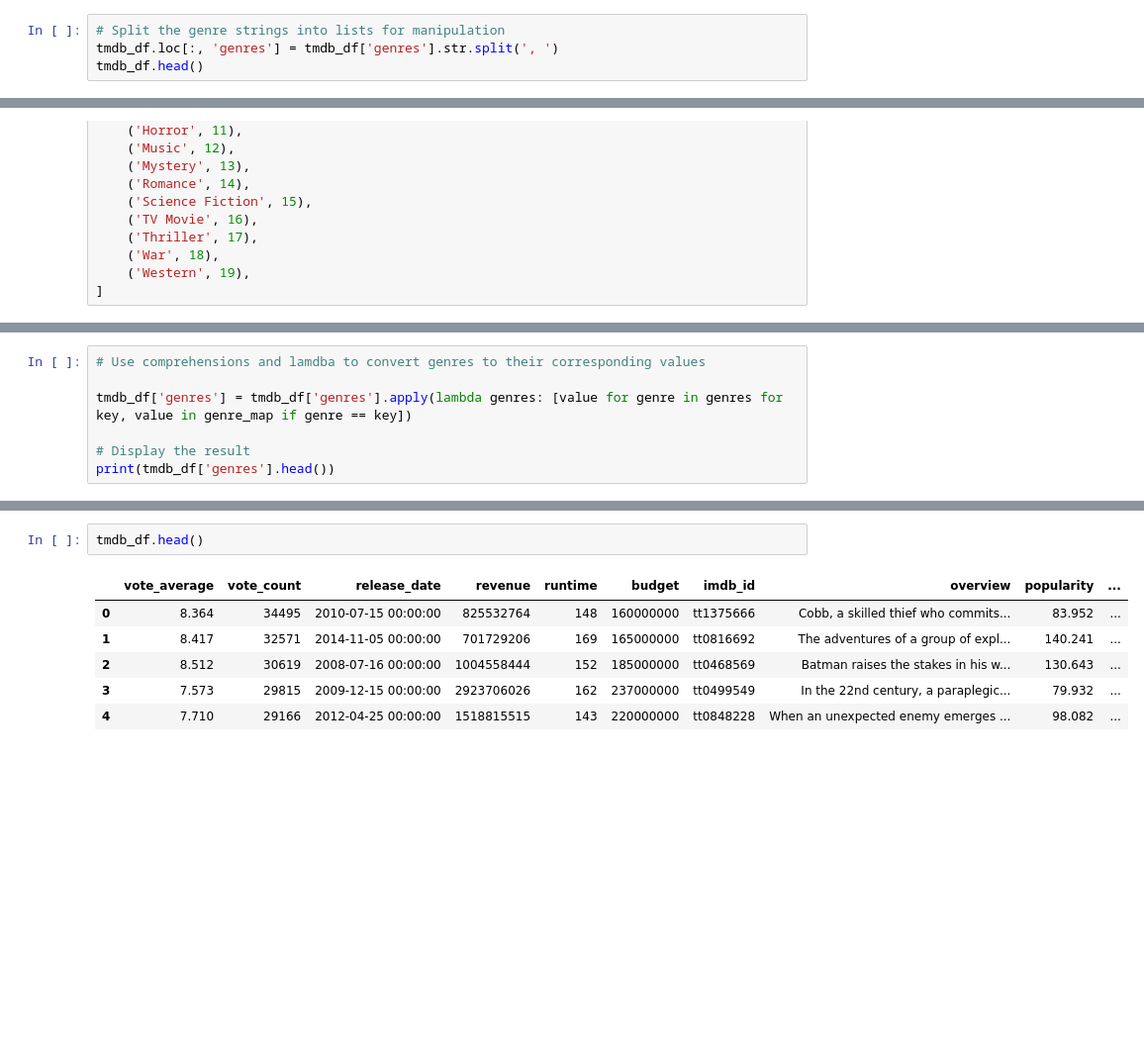
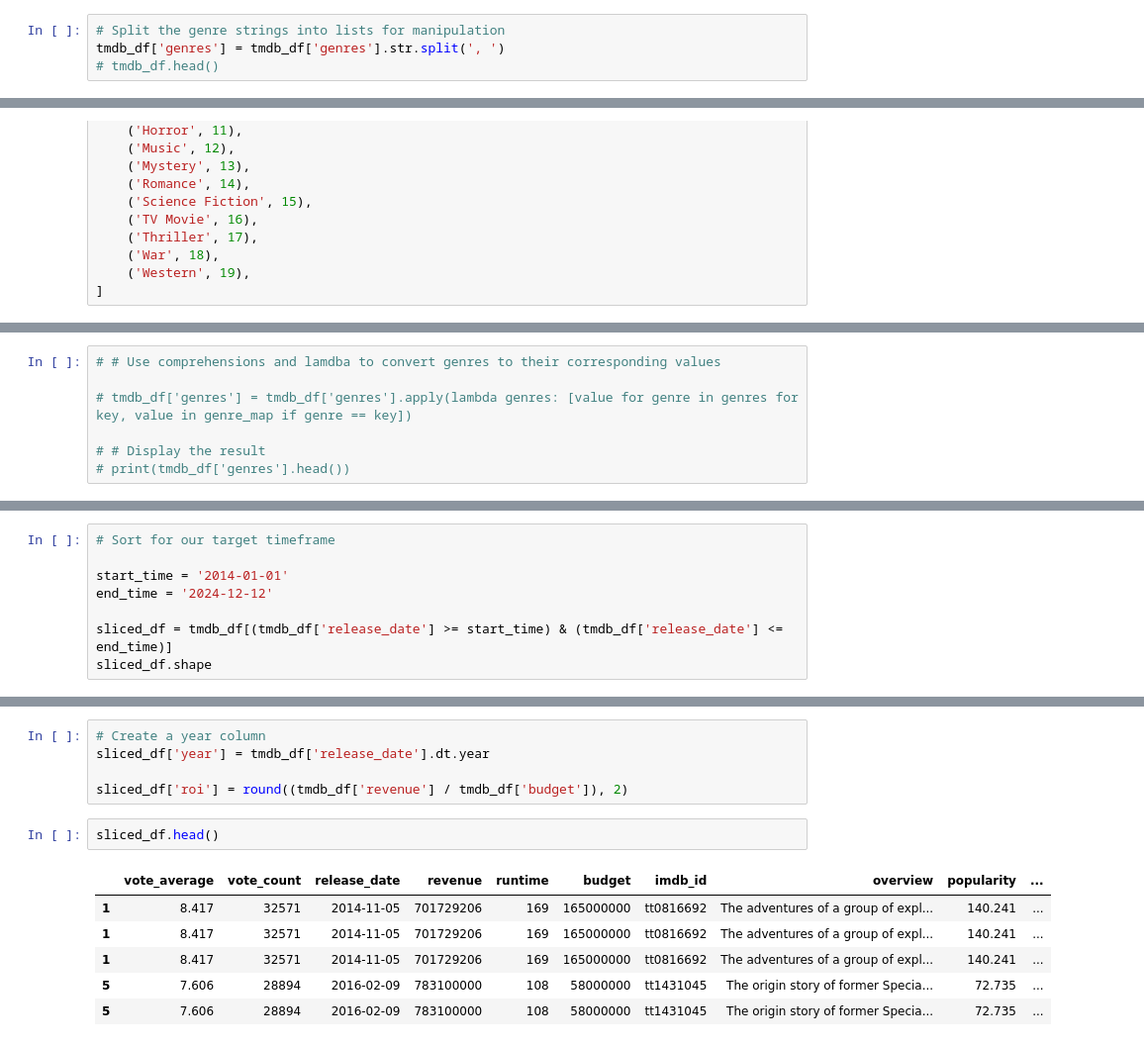
Before and after one commit to Jeff-Oliver/BCS_Project_1, a Jupyter notebook: main.ipynb, the cells around one changed output, grey strips where cells are left out. Shown at 99% size. Drawn from its saved outputs; the diff is of its cells as text; blank space fills up the shorter version.

```diff
--- a/main.ipynb
+++ b/main.ipynb
@@ -73,5 +54,5 @@ dtype: object
 # %%
 # Split the genre strings into lists for manipulation
-tmdb_df.loc[:, 'genres'] = tmdb_df['genres'].str.split(', ')
-tmdb_df.head()
+tmdb_df['genres'] = tmdb_df['genres'].str.split(', ')
+# tmdb_df.head()
 # %% [output]
@@ -149,7 +114,7 @@ genre_map = [
 # %%
-# Use comprehensions and lamdba to convert genres to their corresponding values
+# # Use comprehensions and lamdba to convert genres to their corresponding values
 
-tmdb_df['genres'] = tmdb_df['genres'].apply(lambda genres: [value for genre in genres for key, value in genre_map if genre == key])
+# tmdb_df['genres'] = tmdb_df['genres'].apply(lambda genres: [value for genre in genres for key, value in genre_map if genre == key])
 
-# Display the result
-print(tmdb_df['genres'].head())
+# # Display the result
+# print(tmdb_df['genres'].head())
@@ -162,0 +125,8 @@ Name: genres, dtype: object
+# %%
+# Sort for our target timeframe
+
+start_time = '2014-01-01'
+end_time = '2024-12-12'
+
+sliced_df = tmdb_df[(tmdb_df['release_date'] >= start_time) & (tmdb_df['release_date'] <= end_time)]
+sliced_df.shape
@@ -163,9 +144,14 @@ Name: genres, dtype: object
+# %%
+# Create a year column
+sliced_df['year'] = tmdb_df['release_date'].dt.year
+
+sliced_df['roi'] = round((tmdb_df['revenue'] / tmdb_df['budget']), 2)
 # %%
-tmdb_df.head()
+sliced_df.head()
 # %% [output]
 |  | vote_average | vote_count | release_date | revenue | runtime | budget | imdb_id | overview | popularity | ... |
-| 0 | 8.364 | 34495 | 2010-07-15 00:00:00 | 825532764 | 148 | 160000000 | tt1375666 | Cobb, a skilled thief who commits... | 83.952 | ... |
-| 1 | 8.417 | 32571 | 2014-11-05 00:00:00 | 701729206 | 169 | 165000000 | tt0816692 | The adventures of a group of expl... | 140.241 | ... |
-| 2 | 8.512 | 30619 | 2008-07-16 00:00:00 | 1004558444 | 152 | 185000000 | tt0468569 | Batman raises the stakes in his w... | 130.643 | ... |
-| 3 | 7.573 | 29815 | 2009-12-15 00:00:00 | 2923706026 | 162 | 237000000 | tt0499549 | In the 22nd century, a paraplegic... | 79.932 | ... |
-| 4 | 7.710 | 29166 | 2012-04-25 00:00:00 | 1518815515 | 143 | 220000000 | tt0848228 | When an unexpected enemy emerges ... | 98.082 | ... |
+| 1 | 8.417 | 32571 | 2014-11-05 | 701729206 | 169 | 165000000 | tt0816692 | The adventures of a group of expl... | 140.241 | ... |
+| 1 | 8.417 | 32571 | 2014-11-05 | 701729206 | 169 | 165000000 | tt0816692 | The adventures of a group of expl... | 140.241 | ... |
+| 1 | 8.417 | 32571 | 2014-11-05 | 701729206 | 169 | 165000000 | tt0816692 | The adventures of a group of expl... | 140.241 | ... |
+| 5 | 7.606 | 28894 | 2016-02-09 | 783100000 | 108 | 58000000 | tt1431045 | The origin story of former Specia... | 72.735 | ... |
+| 5 | 7.606 | 28894 | 2016-02-09 | 783100000 | 108 | 58000000 | tt1431045 | The origin story of former Specia... | 72.735 | ... |
```
Also changed, not shown: parts of 17 cells of this notebook.
